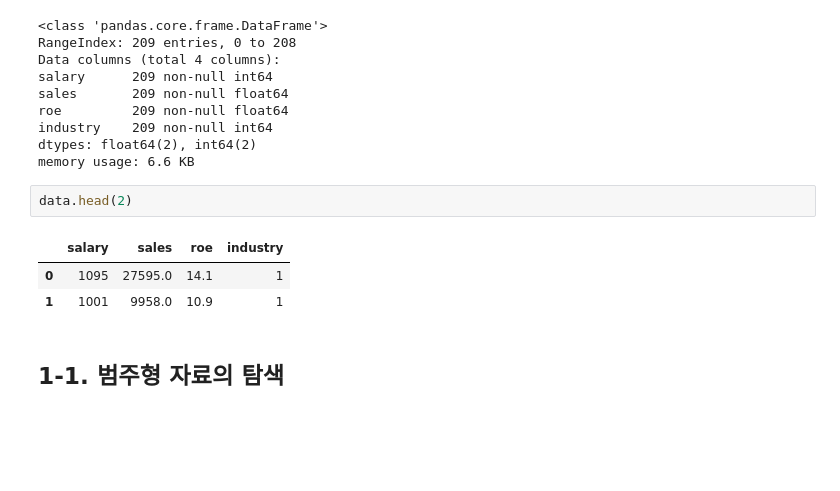
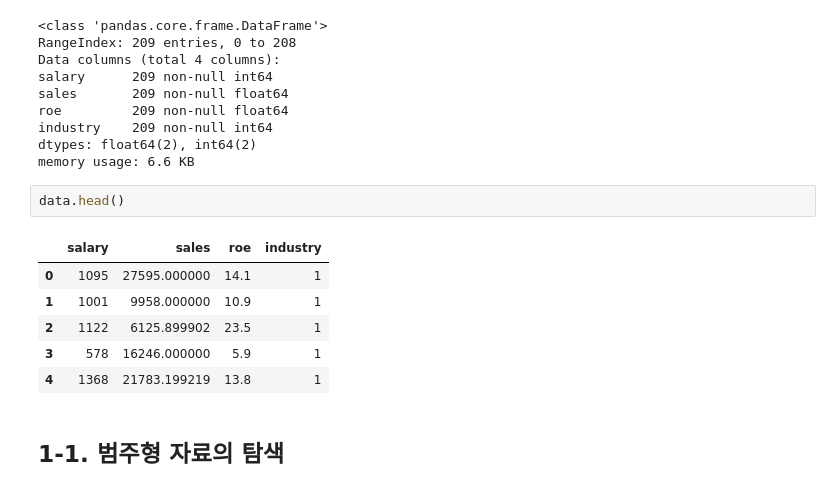
Before and after one commit to wanjuson/analyst_engineer, a Jupyter notebook: B2_1 data explore.ipynb, the cells around one changed output. Saved outputs shown, nothing was run; the diff lists cells and outputs as text; blank space fills up the shorter version.

```diff
--- a/B2_1 data explore.ipynb
+++ b/B2_1 data explore.ipynb
@@ -16,11 +16,14 @@ industry    209 non-null int64
 dtypes: float64(2), int64(2)
 memory usage: 6.6 KB
 # %%
-data.head(2)
+data.head()
 # %% [output]
 |  | salary | sales | roe | industry |
-| 0 | 1095 | 27595.0 | 14.1 | 1 |
-| 1 | 1001 | 9958.0 | 10.9 | 1 |
+| 0 | 1095 | 27595.000000 | 14.1 | 1 |
+| 1 | 1001 | 9958.000000 | 10.9 | 1 |
+| 2 | 1122 | 6125.899902 | 23.5 | 1 |
+| 3 | 578 | 16246.000000 | 5.9 | 1 |
+| 4 | 1368 | 21783.199219 | 13.8 | 1 |
 # %% [markdown]
 ## 1-1. 범주형 자료의 탐색
 # %%
```
Also changed, not shown: parts of 37 cells of this notebook.
